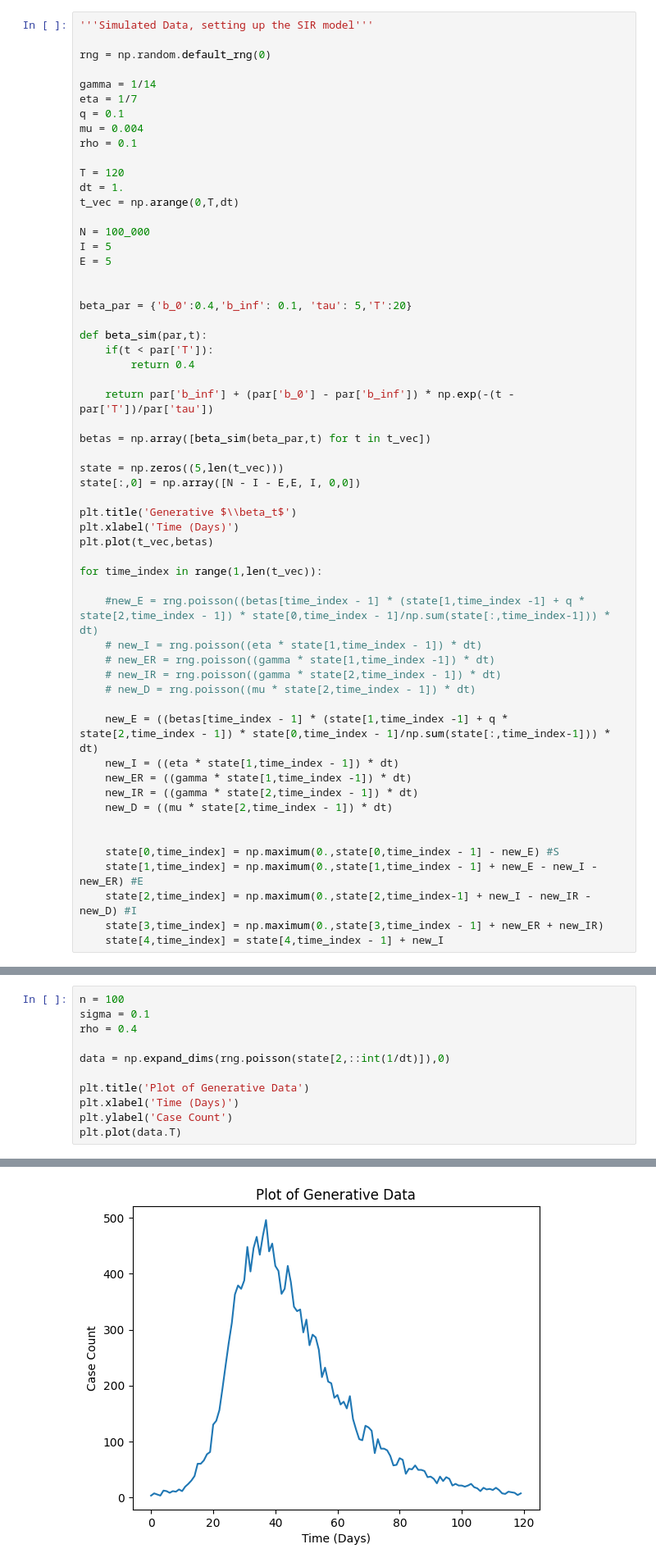
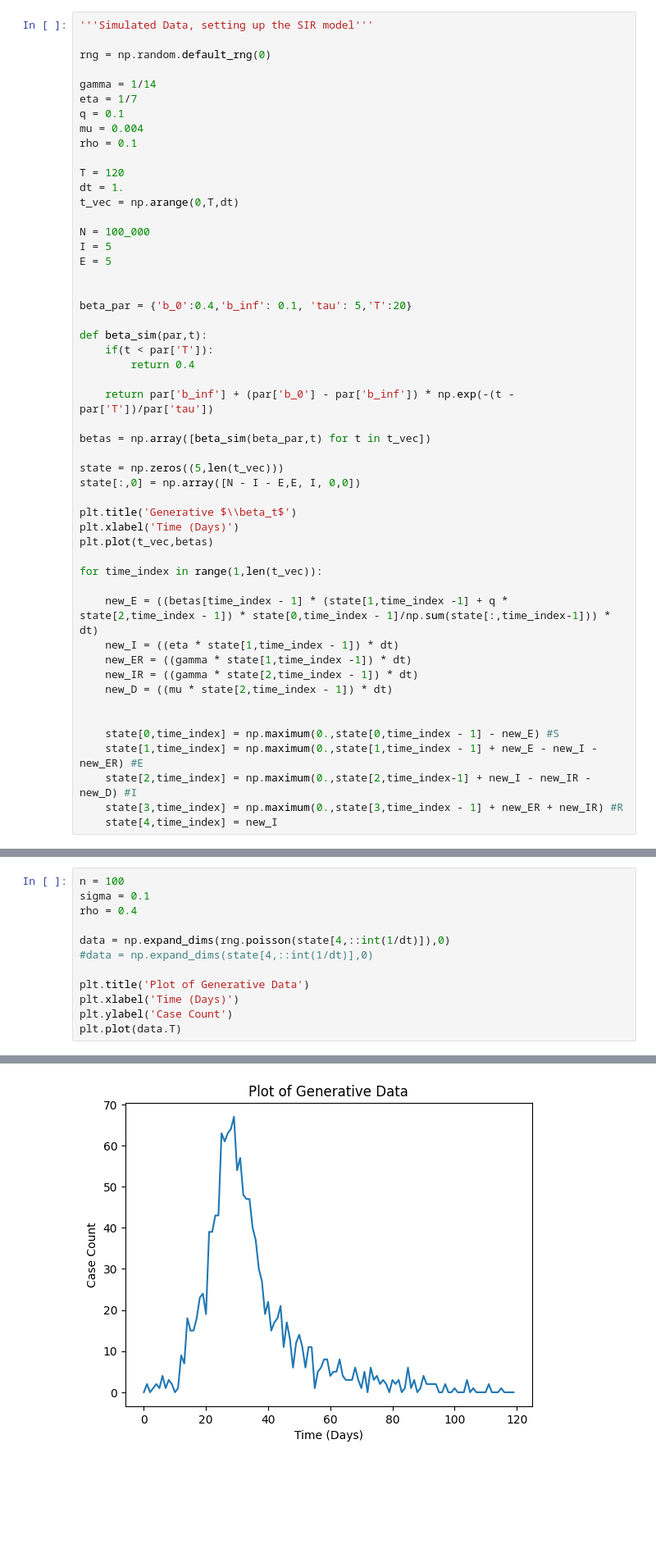
Before and after one commit to Averydx/PMCMC, a Jupyter notebook: examples/pmcmc_seir.ipynb, the cells around one changed output, grey strips where cells are left out. Shown at 82% size. Cells and saved outputs as stored; diff of their text form; blank space fills up the shorter version.

```diff
--- a/examples/pmcmc_seir.ipynb
+++ b/examples/pmcmc_seir.ipynb
@@ -48,12 +48,6 @@ plt.plot(t_vec,betas)
 
 for time_index in range(1,len(t_vec)):
 
-    #new_E = rng.poisson((betas[time_index - 1] * (state[1,time_index -1] + q * state[2,time_index - 1]) * state[0,time_index - 1]/np.sum(state[:,time_index-1])) * dt)
-    # new_I = rng.poisson((eta * state[1,time_index - 1]) * dt)
-    # new_ER = rng.poisson((gamma * state[1,time_index -1]) * dt)
-    # new_IR = rng.poisson((gamma * state[2,time_index - 1]) * dt)
-    # new_D = rng.poisson((mu * state[2,time_index - 1]) * dt)
-
     new_E = ((betas[time_index - 1] * (state[1,time_index -1] + q * state[2,time_index - 1]) * state[0,time_index - 1]/np.sum(state[:,time_index-1])) * dt)
     new_I = ((eta * state[1,time_index - 1]) * dt)
     new_ER = ((gamma * state[1,time_index -1]) * dt)
@@ -64,8 +58,8 @@ for time_index in range(1,len(t_vec)):
     state[0,time_index] = np.maximum(0.,state[0,time_index - 1] - new_E) #S
     state[1,time_index] = np.maximum(0.,state[1,time_index - 1] + new_E - new_I - new_ER) #E
     state[2,time_index] = np.maximum(0.,state[2,time_index-1] + new_I - new_IR - new_D) #I
-    state[3,time_index] = np.maximum(0.,state[3,time_index - 1] + new_ER + new_IR)
-    state[4,time_index] = state[4,time_index - 1] + new_I
+    state[3,time_index] = np.maximum(0.,state[3,time_index - 1] + new_ER + new_IR) #R
+    state[4,time_index] = new_I
 # %% [output]
 [figure]
 # %%
@@ -83,17 +77,18 @@ plt.plot(t_vec,state.T)
 # %%
 n = 100
 sigma = 0.1
 rho = 0.4
 
-data = np.expand_dims(rng.poisson(state[2,::int(1/dt)]),0)
+data = np.expand_dims(rng.poisson(state[4,::int(1/dt)]),0)
+#data = np.expand_dims(state[4,::int(1/dt)],0)
 
 plt.title('Plot of Generative Data')
 plt.xlabel('Time (Days)')
 plt.ylabel('Case Count')
 plt.plot(data.T)
 # %% [output]
 [<matplotlib.lines.Line2D at 0x...>]
-[figure, old version]
+[figure, new version]
 # %%
 def SEIR_model(particles,observations,t,dt,model_params,rng):
     '''Definition of SEIR model as described in Calvetti's paper. Difference
```
Also changed, not shown: parts of 11 cells of this notebook, 1 other file.
